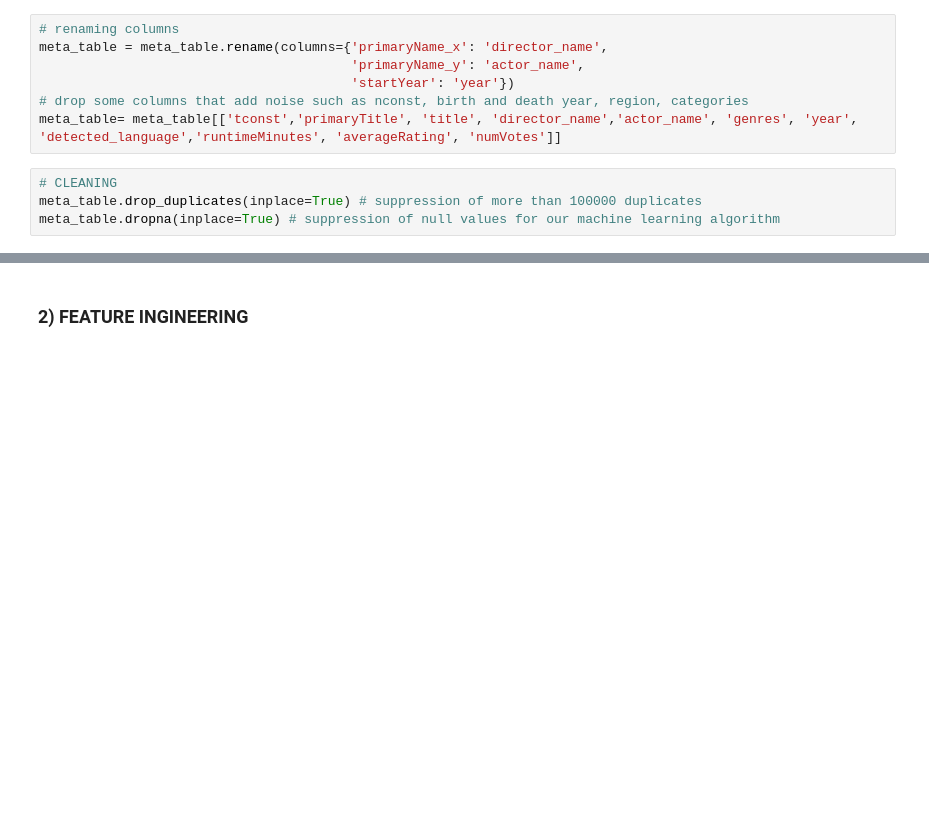
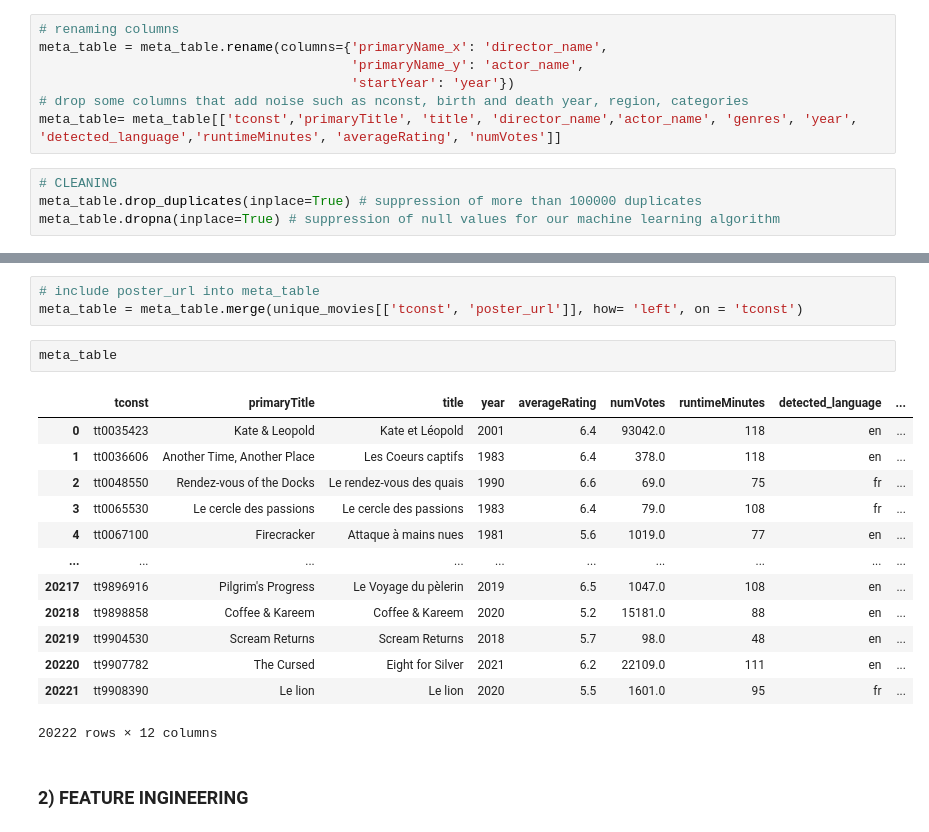
Before and after one commit to annalwiz/Case_studies, a Jupyter notebook: Cinema_recommender/notebooks/notebook03_machine_learning.ipynb, the cells around one changed output, grey strips where cells are left out. Saved outputs shown, nothing was run; the diff lists cells and outputs as text; blank space fills up the shorter version.

```diff
--- a/Cinema_recommender/notebooks/notebook03_machine_learning.ipynb
+++ b/Cinema_recommender/notebooks/notebook03_machine_learning.ipynb
@@ -61,3 +113,22 @@ meta_table.sample(n=10, random_state=42) # this is a sample of 10 rows from our
+# %%
+# include poster_url into meta_table
+meta_table = meta_table.merge(unique_movies[['tconst', 'poster_url']], how= 'left', on = 'tconst')
+# %%
+meta_table
+# %% [output]
+|  | tconst | primaryTitle | title | year | averageRating | numVotes | runtimeMinutes | detected_language | ... |
+| 0 | tt0035423 | Kate & Leopold | Kate et Léopold | 2001 | 6.4 | 93042.0 | 118 | en | ... |
+| 1 | tt0036606 | Another Time, Another Place | Les Coeurs captifs | 1983 | 6.4 | 378.0 | 118 | en | ... |
+| 2 | tt0048550 | Rendez-vous of the Docks | Le rendez-vous des quais | 1990 | 6.6 | 69.0 | 75 | fr | ... |
+| 3 | tt0065530 | Le cercle des passions | Le cercle des passions | 1983 | 6.4 | 79.0 | 108 | fr | ... |
+| 4 | tt0067100 | Firecracker | Attaque à mains nues | 1981 | 5.6 | 1019.0 | 77 | en | ... |
+| ... | ... | ... | ... | ... | ... | ... | ... | ... | ... |
+| 20217 | tt9896916 | Pilgrim's Progress | Le Voyage du pèlerin | 2019 | 6.5 | 1047.0 | 108 | en | ... |
+| 20218 | tt9898858 | Coffee & Kareem | Coffee & Kareem | 2020 | 5.2 | 15181.0 | 88 | en | ... |
+| 20219 | tt9904530 | Scream Returns | Scream Returns | 2018 | 5.7 | 98.0 | 48 | en | ... |
+| 20220 | tt9907782 | The Cursed | Eight for Silver | 2021 | 6.2 | 22109.0 | 111 | en | ... |
+| 20221 | tt9908390 | Le lion | Le lion | 2020 | 5.5 | 1601.0 | 95 | fr | ... |
+20222 rows × 12 columns
 # %% [markdown]
 ### **2) FEATURE INGINEERING**
 # %% [markdown]
```
Also changed, not shown: parts of 7 cells of this notebook, 4 other files.
